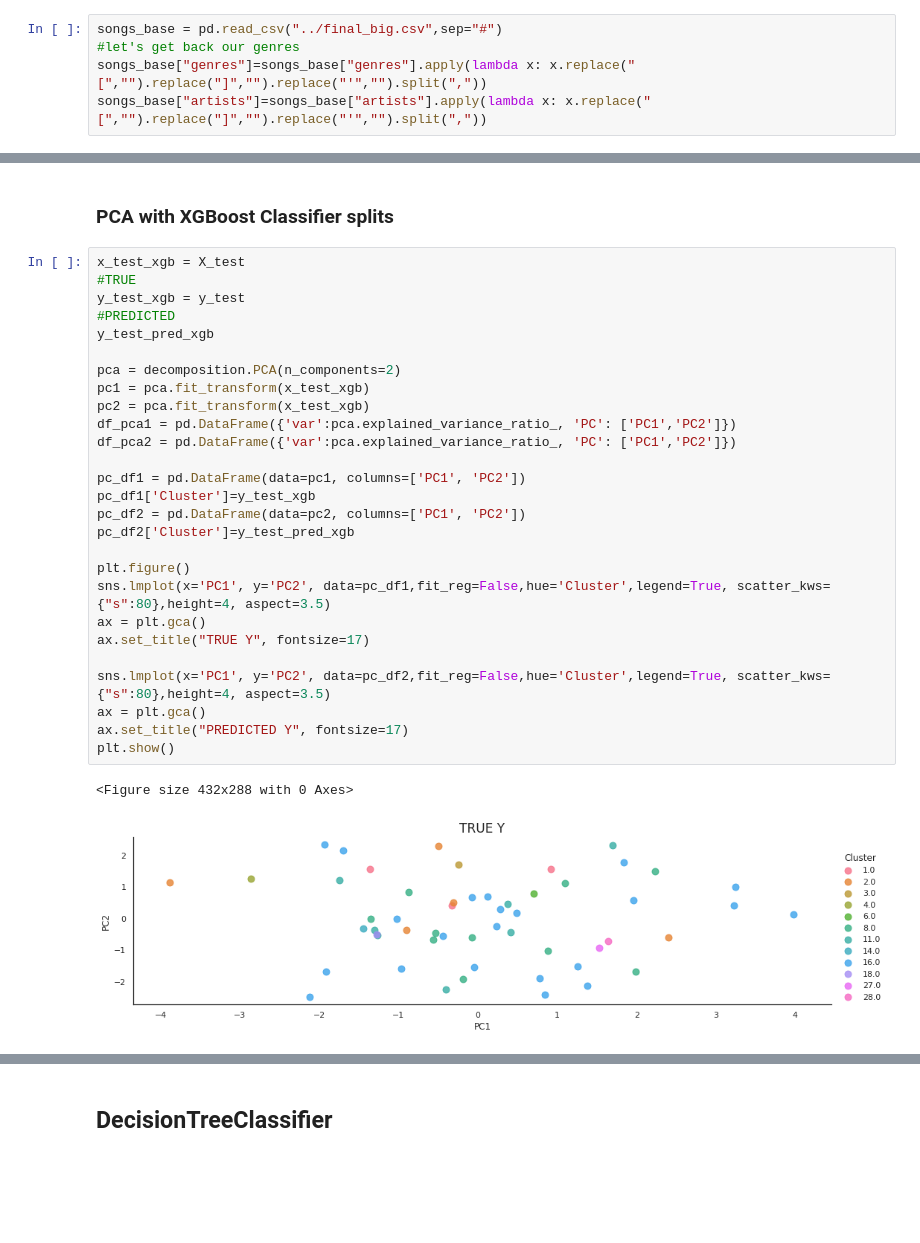
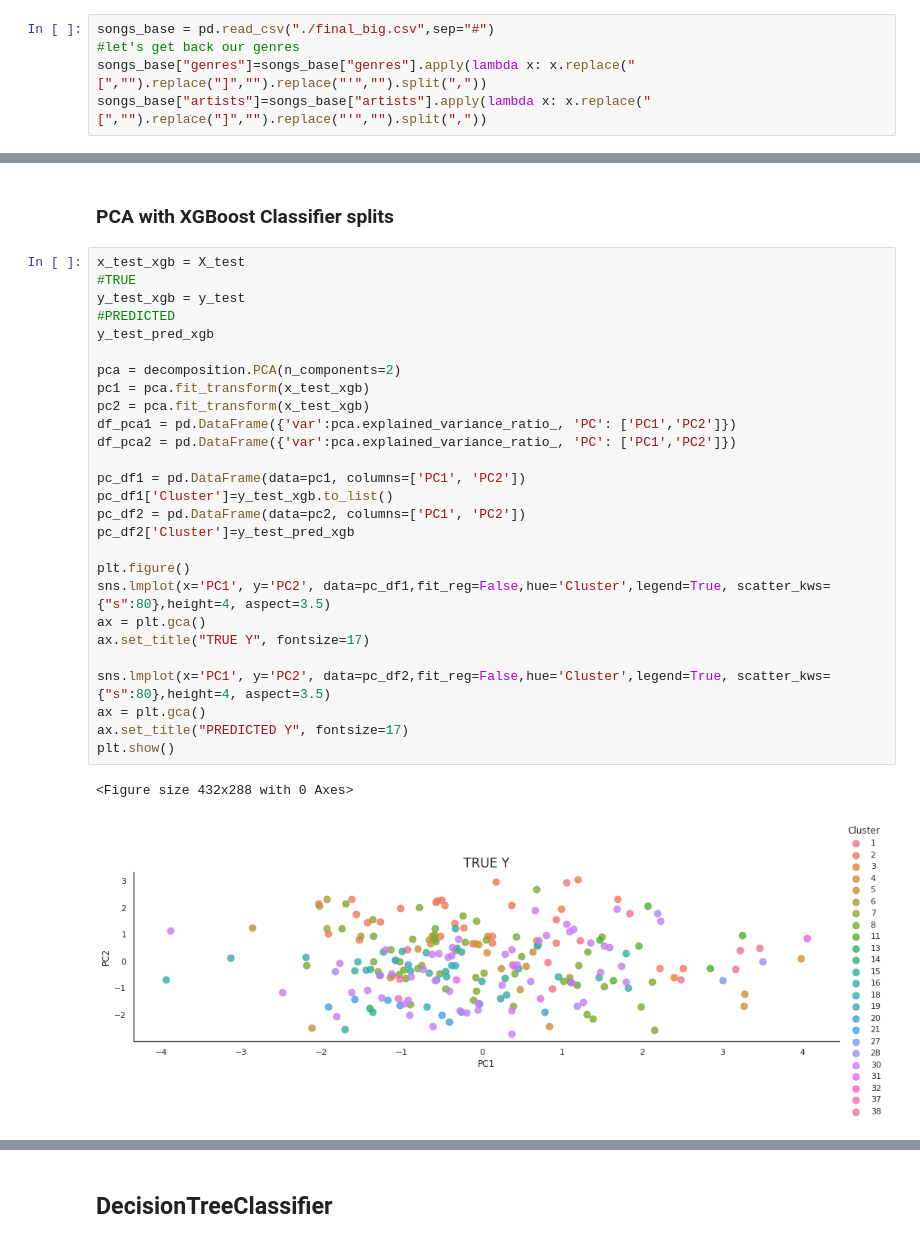
Before and after one commit to KarIvaDam/mentoria-diplodatos, a Jupyter notebook: models_1.ipynb, the cells around one changed output, grey strips where cells are left out. Saved outputs shown, nothing was run; the diff lists cells and outputs as text; blank space fills up the shorter version.

```diff
--- a/models_1.ipynb
+++ b/models_1.ipynb
@@ -117,7 +120,7 @@ def songs_of_description(statistic):
 ## Dataset
 starting from here we have a full Dataset with all the track of the playlist plus audio features and the pre-processed sentiment analysis variable
 # %%
-songs_base = pd.read_csv("../final_big.csv",sep="#")
+songs_base = pd.read_csv("./final_big.csv",sep="#")
 #let's get back our genres
 songs_base["genres"]=songs_base["genres"].apply(lambda x: x.replace("[","").replace("]","").replace("'","").split(","))
 songs_base["artists"]=songs_base["artists"].apply(lambda x: x.replace("[","").replace("]","").replace("'","").split(","))
@@ -737,31 +737,31 @@ weighted avg       0.47      0.52      0.49       230
 # %%
 x_test_xgb = X_test
 #TRUE
 y_test_xgb = y_test
 #PREDICTED
 y_test_pred_xgb
 
 pca = decomposition.PCA(n_components=2)
 pc1 = pca.fit_transform(x_test_xgb)
 pc2 = pca.fit_transform(x_test_xgb)
 df_pca1 = pd.DataFrame({'var':pca.explained_variance_ratio_, 'PC': ['PC1','PC2']})
 df_pca2 = pd.DataFrame({'var':pca.explained_variance_ratio_, 'PC': ['PC1','PC2']})
 
 pc_df1 = pd.DataFrame(data=pc1, columns=['PC1', 'PC2'])
-pc_df1['Cluster']=y_test_xgb
+pc_df1['Cluster']=y_test_xgb.to_list()
 pc_df2 = pd.DataFrame(data=pc2, columns=['PC1', 'PC2'])
 pc_df2['Cluster']=y_test_pred_xgb
 
 plt.figure()
 sns.lmplot(x='PC1', y='PC2', data=pc_df1,fit_reg=False,hue='Cluster',legend=True, scatter_kws={"s":80},height=4, aspect=3.5)
 ax = plt.gca()
 ax.set_title("TRUE Y", fontsize=17)
 
 sns.lmplot(x='PC1', y='PC2', data=pc_df2,fit_reg=False,hue='Cluster',legend=True, scatter_kws={"s":80},height=4, aspect=3.5)
 ax = plt.gca()
 ax.set_title("PREDICTED Y", fontsize=17)
 plt.show()
 # %% [output]
 <Figure size 432x288 with 0 Axes>
-[figure, old version]
+[figure, new version]
 [figure]
```
Also changed, not shown: parts of 57 cells of this notebook.
